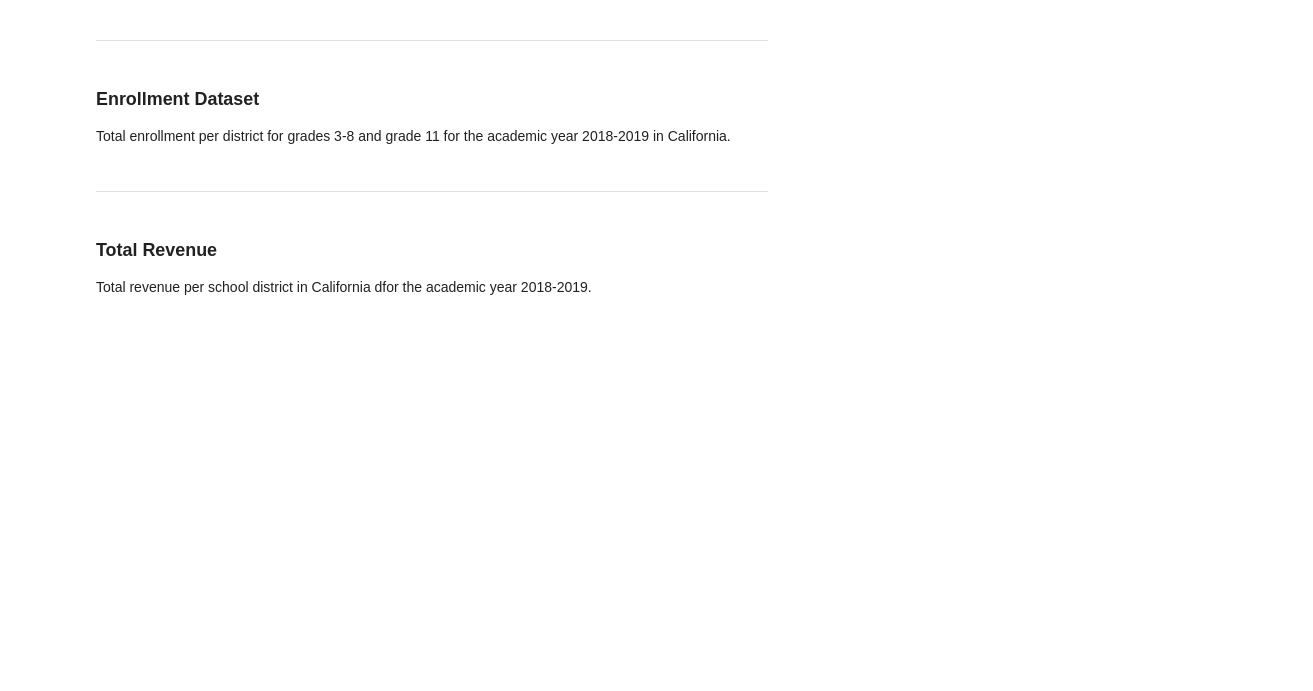
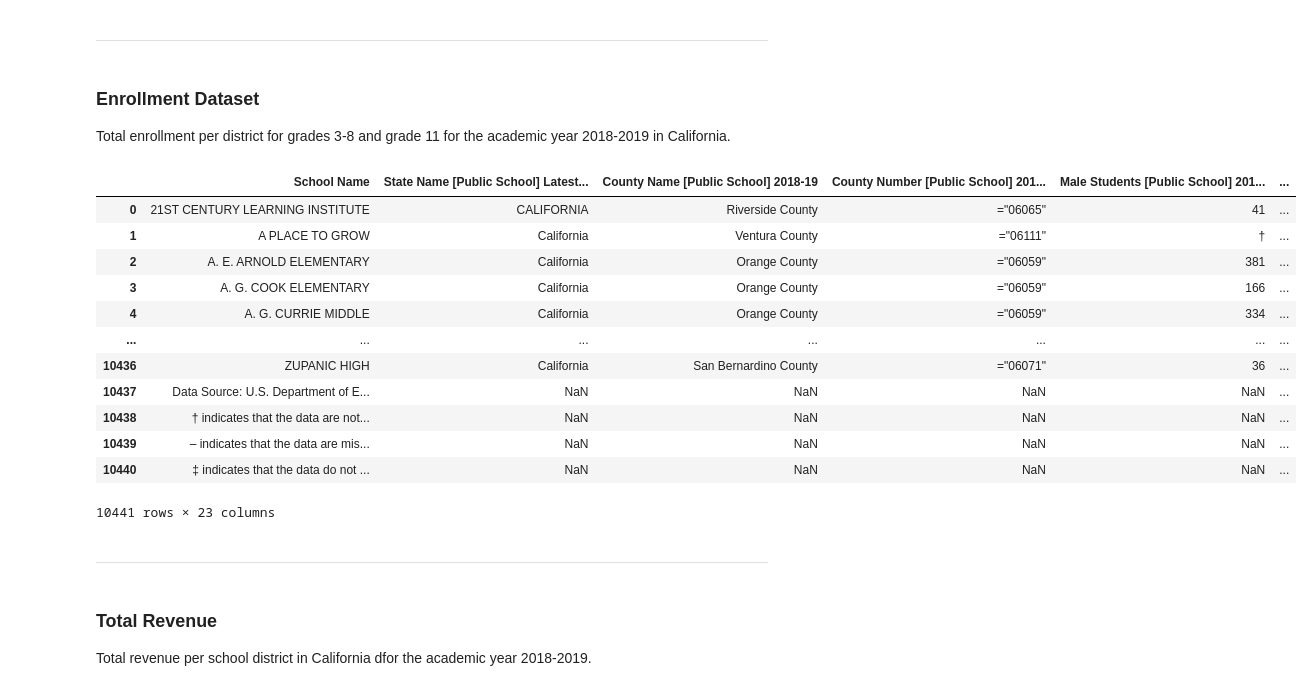
Before and after one commit to gabriellewald/springboard-coursework, a Jupyter notebook: education_project/Capstone2_education_project.ipynb, the cells around one changed output. Saved outputs shown, nothing was run; the diff lists cells and outputs as text; code cells hidden in the pictures; blank space fills up the shorter version.

```diff
--- a/education_project/Capstone2_education_project.ipynb
+++ b/education_project/Capstone2_education_project.ipynb
@@ -148,8 +148,22 @@ df_expenses
 Total enrollment per district for grades 3-8 and grade 11 for the academic year 2018-2019 in California.
 # %%
 # loading datafile
-#df_enrollment = pd.read_csv('data/ELSI_csv_export_enrollment.csv')
-#df_enrollment
+df_enrollment = pd.read_csv('data/ELSI_csv_export_enrollment.csv')
+df_enrollment
+# %% [output]
+|  | School Name | State Name [Public School] Latest... | County Name [Public School] 2018-19 | County Number [Public School] 201... | Male Students [Public School] 201... | ... |
+| 0 | 21ST CENTURY LEARNING INSTITUTE | CALIFORNIA | Riverside County | ="06065" | 41 | ... |
+| 1 | A PLACE TO GROW | California | Ventura County | ="06111" | † | ... |
+| 2 | A. E. ARNOLD ELEMENTARY | California | Orange County | ="06059" | 381 | ... |
+| 3 | A. G. COOK ELEMENTARY | California | Orange County | ="06059" | 166 | ... |
+| 4 | A. G. CURRIE MIDDLE | California | Orange County | ="06059" | 334 | ... |
+| ... | ... | ... | ... | ... | ... | ... |
+| 10436 | ZUPANIC HIGH | California | San Bernardino County | ="06071" | 36 | ... |
+| 10437 | Data Source: U.S. Department of E... | NaN | NaN | NaN | NaN | ... |
+| 10438 | † indicates that the data are not... | NaN | NaN | NaN | NaN | ... |
+| 10439 | – indicates that the data are mis... | NaN | NaN | NaN | NaN | ... |
+| 10440 | ‡ indicates that the data do not ... | NaN | NaN | NaN | NaN | ... |
+10441 rows × 23 columns
 # %% [markdown]
 ---------
 # %% [markdown]
```
Also changed, not shown: parts of 3 cells of this notebook, 2 other files.
